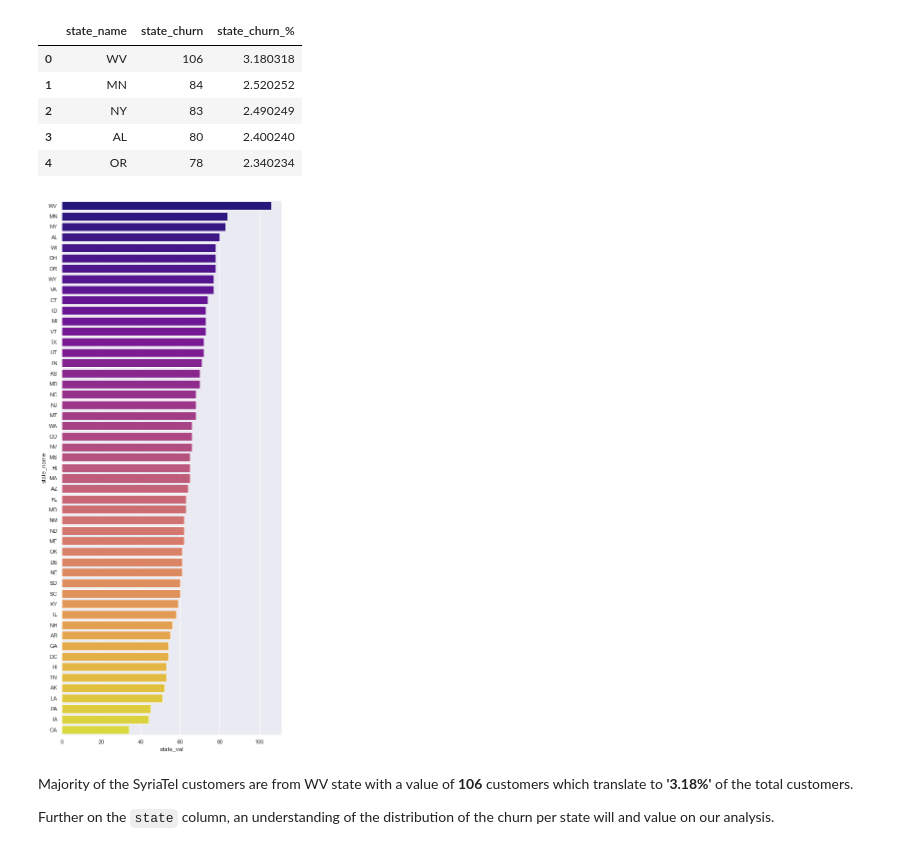
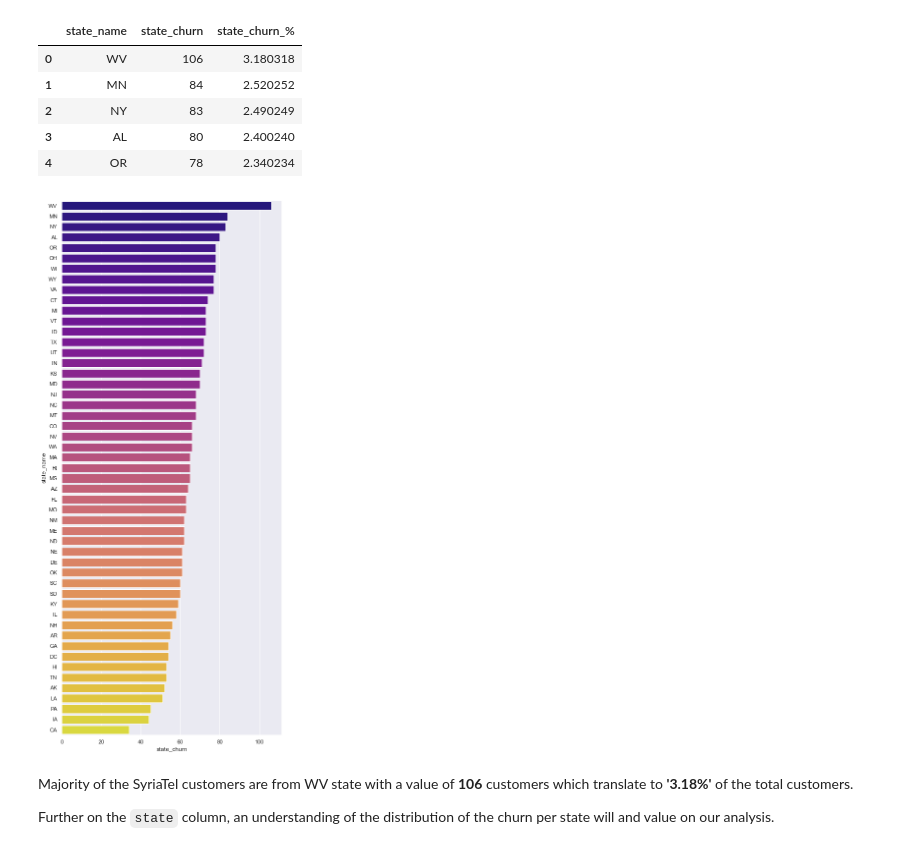
Before and after one commit to Leon380/Phase3_Project, a Jupyter notebook: notebook.ipynb, the cells around one changed output. Drawn from its saved outputs; the diff is of its cells as text; code cells hidden in the pictures.

```diff
--- a/notebook.ipynb
+++ b/notebook.ipynb
@@ -255,12 +258,15 @@ state_df.head()
 | 3 | AL | 80 | 2.400240 |
 | 4 | OR | 78 | 2.340234 |
 # %%
-sns.set(style="darkgrid")
-plt.figure(figsize=(8,20))
-ax = sns.barplot(x=state_df.state_val, y=state_df.state_name, orient='h', palette='plasma')
-plt.show()
+# Plotting customers distribiution per state.
+def h_barchart(x, y,size, colors):
+    sns.set(style="darkgrid")
+    plt.figure(figsize=size)
+    ax = sns.barplot(x=x, y=y, orient='h', palette=colors)
+    plt.show()
+barchart(state_df.state_churn,state_df.state_name,(8,20),'plasma')
 # %% [output]
-[figure, old version]
+[figure, new version]
 # %% [markdown]
 Majority of the SyriaTel customers are from WV state with a value of **106** customers which translate to **'3.18%'** of the total customers.
 
```
Also changed, not shown: parts of 5 cells of this notebook.
